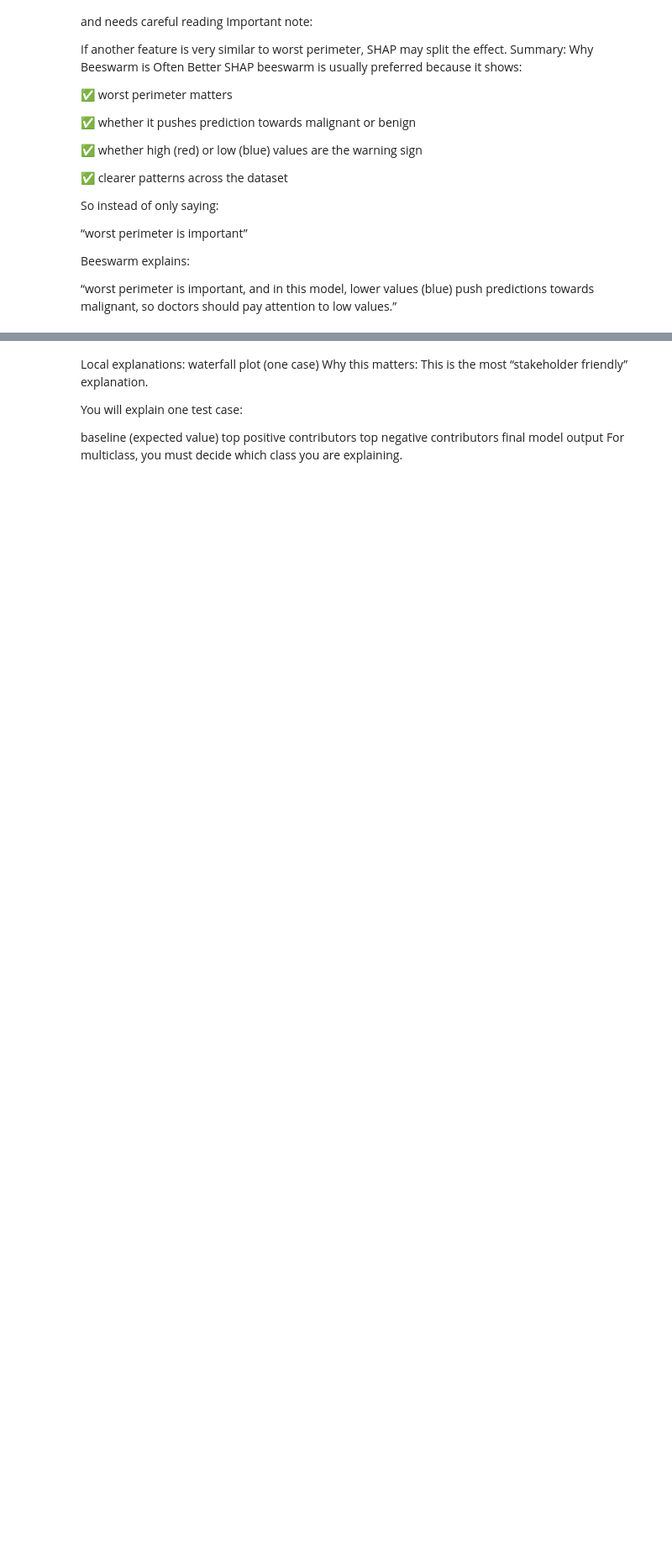
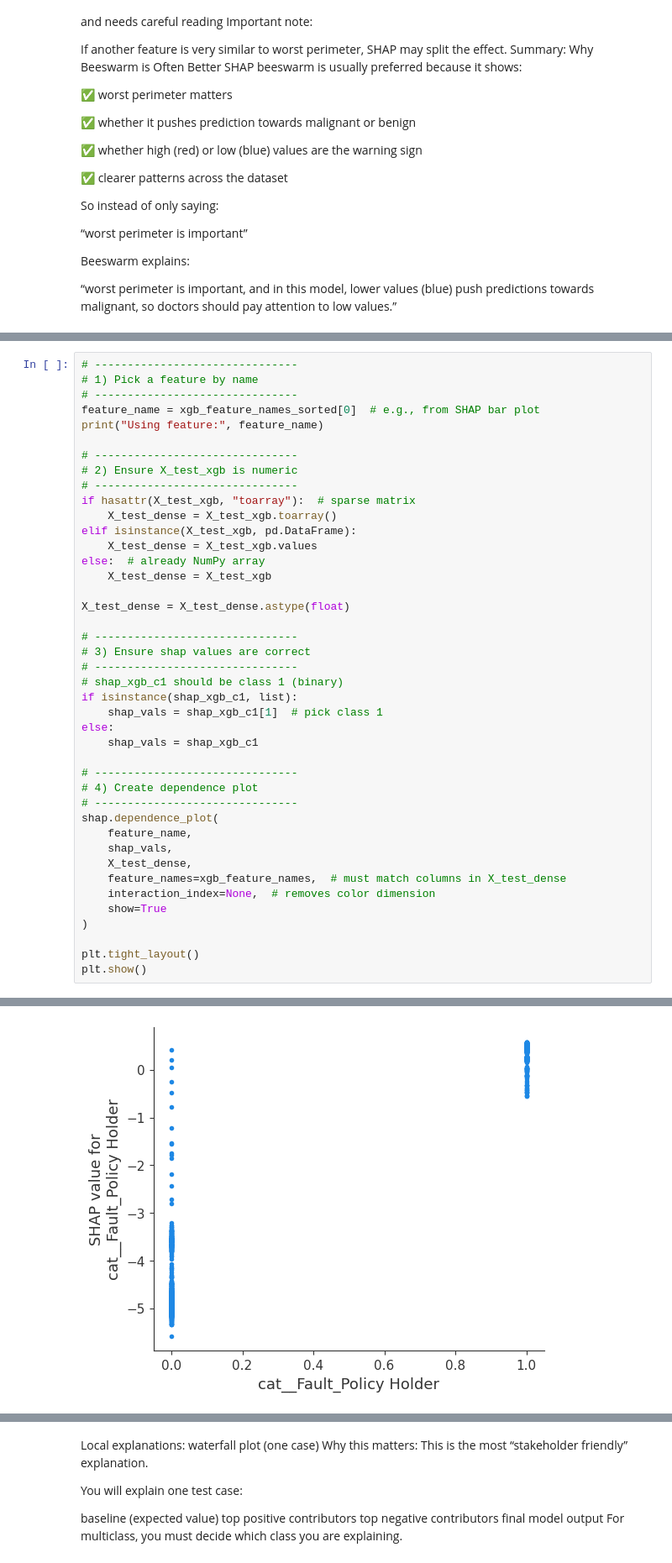
Before and after one commit to ShuAng1602/ADALL_Github, a Jupyter notebook: CBA1C03_Project.ipynb, the cells around one changed output, grey strips where cells are left out. Shown at 84% size. Saved outputs shown, nothing was run; the diff lists cells and outputs as text; blank space fills up the shorter version.

```diff
--- a/CBA1C03_Project.ipynb
+++ b/CBA1C03_Project.ipynb
@@ -1291,0 +1484,43 @@ plt.show()
+# %%
+# -------------------------------
+# 1) Pick a feature by name
+# -------------------------------
+feature_name = xgb_feature_names_sorted[0]  # e.g., from SHAP bar plot
+print("Using feature:", feature_name)
+
+# -------------------------------
+# 2) Ensure X_test_xgb is numeric
+# -------------------------------
+if hasattr(X_test_xgb, "toarray"):  # sparse matrix
+    X_test_dense = X_test_xgb.toarray()
+elif isinstance(X_test_xgb, pd.DataFrame):
+    X_test_dense = X_test_xgb.values
+else:  # already NumPy array
+    X_test_dense = X_test_xgb
+
+X_test_dense = X_test_dense.astype(float)
+
+# -------------------------------
+# 3) Ensure shap values are correct
+# -------------------------------
+# shap_xgb_c1 should be class 1 (binary)
+if isinstance(shap_xgb_c1, list):
+    shap_vals = shap_xgb_c1[1]  # pick class 1
+else:
+    shap_vals = shap_xgb_c1
+
+# -------------------------------
+# 4) Create dependence plot
+# -------------------------------
+shap.dependence_plot(
+    feature_name,
+    shap_vals,
+    X_test_dense,
+    feature_names=xgb_feature_names,  # must match columns in X_test_dense
+    interaction_index=None,  # removes color dimension
+    show=True
+)
+
+plt.tight_layout()
+plt.show()
+# %% [output]
@@ -1291,0 +1528 @@ plt.show()
+[figure, added]
```
Also changed, not shown: parts of 40 cells of this notebook.
